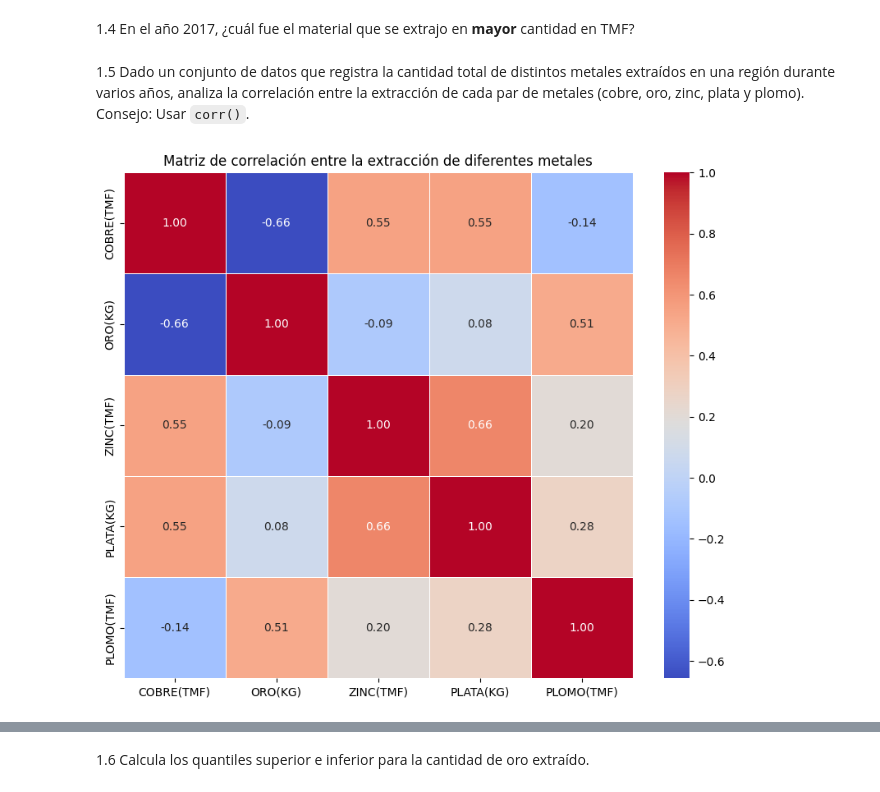
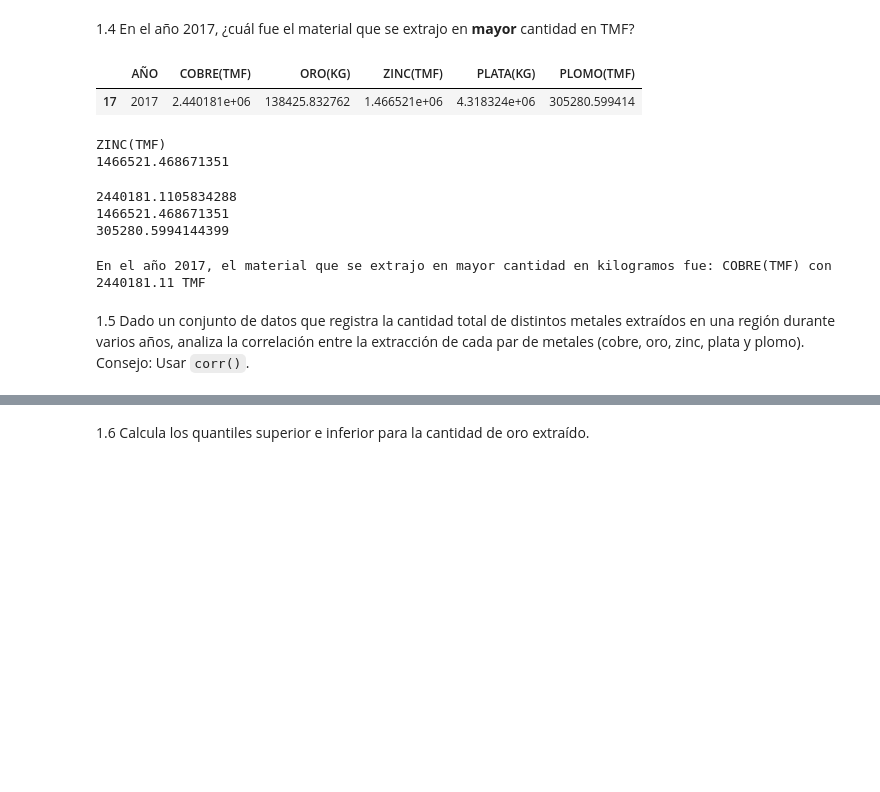
Before and after one commit to JorgePeje/test-python-utec, a Jupyter notebook: Programacion-Python-Utec/modulo3/SESION2/Sesión_1_[Student_View].ipynb, the cells around one changed output, grey strips where cells are left out. Saved outputs shown, nothing was run; the diff lists cells and outputs as text; code cells hidden in the pictures; blank space fills up the shorter version.

```diff
--- a/Programacion-Python-Utec/modulo3/SESION2/Sesión_1_[Student_View].ipynb
+++ b/Programacion-Python-Utec/modulo3/SESION2/Sesión_1_[Student_View].ipynb
@@ -212,3 +201,41 @@ print("En el año 2020, el material que se extrajo en la menor cantidad en kilog
+# %%
+# Filtrar los datos para el año 2017
+datos_2017 = df[df['AÑO'] == 2017]
+datos_2017
+# %% [output]
+|  | AÑO | COBRE(TMF) | ORO(KG) | ZINC(TMF) | PLATA(KG) | PLOMO(TMF) |
+| 17 | 2017 | 2.440181e+06 | 138425.832762 | 1.466521e+06 | 4.318324e+06 | 305280.599414 |
+# %%
+# Obtener las columnas de materiales TMF
+materiales_tmf = ['COBRE(TMF)', 'ZINC(TMF)', 'PLOMO(TMF)' ]   # lista de nombres de materiales que usan TMF, ej. ['material 1 ', 'material 2']
+
+material_mayor_cantidad = materiales_tmf[1]
+print(material_mayor_cantidad)
+
+# Establecer la cantidad de mayor material extraido (como valor inicial)
+cantidad_mayor_cantidad = datos_2017[material_mayor_cantidad].iloc[0]
+print(cantidad_mayor_cantidad)
+# %% [output]
+ZINC(TMF)
+1466521.468671351
+# %%
+#recorriendo todas las columnas de materiale y encontrar el maximo:
+
+for material in materiales_tmf:
+    cantidad = datos_2017[material].iloc[0]
+    print(cantidad)
+    if cantidad > cantidad_mayor_cantidad:
+        cantidad_mayor_cantidad = cantidad
+        material_mayor_cantidad = material
+        print(cantidad, material)
+# %% [output]
+2440181.1105834288
+1466521.468671351
+305280.5994144399
+# %%
+print("En el año 2017, el material que se extrajo en mayor cantidad en kilogramos fue:", material_mayor_cantidad, "con", format(cantidad_mayor_cantidad,".2f"), "TMF")
+# %% [output]
+En el año 2017, el material que se extrajo en mayor cantidad en kilogramos fue: COBRE(TMF) con 2440181.11 TMF
 # %% [markdown]
 1.5 Dado un conjunto de datos que registra la cantidad total de distintos metales extraídos en una región durante varios años, analiza la correlación entre la extracción de cada par de metales (cobre, oro, zinc, plata y plomo). Consejo: Usar `corr()`.
 # %%
@@ -220,14 +247,3 @@ import matplotlib.pyplot as plt
 
 # Seleccionar las columnas relevantes para el análisis de correlación
 datos_metales = df[['COBRE(TMF)', 'ORO(KG)', 'ZINC(TMF)', 'PLATA(KG)', 'PLOMO(TMF)']]
-
-# Calcular la matriz de correlación
-matriz_correlacion = ### Completar
-
-# Visualizar la matriz de correlación utilizando un mapa de calor
-plt.figure(figsize=(10, 8))
-sns.heatmap(matriz_correlacion, annot=True, cmap='coolwarm', fmt=".2f", linewidths=.5)
-plt.title('Matriz de correlación entre la extracción de diferentes metales')
-plt.show()
-# %% [output]
-[figure, removed]
```
Also changed, not shown: parts of 11 cells of this notebook.
